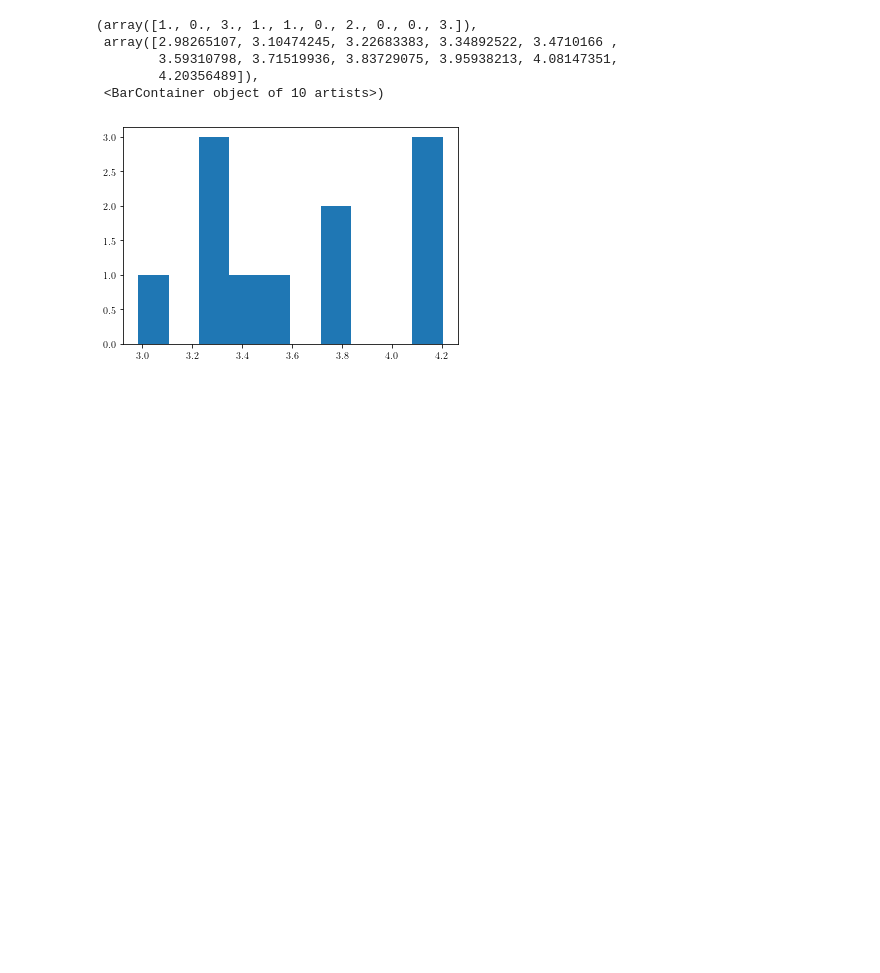
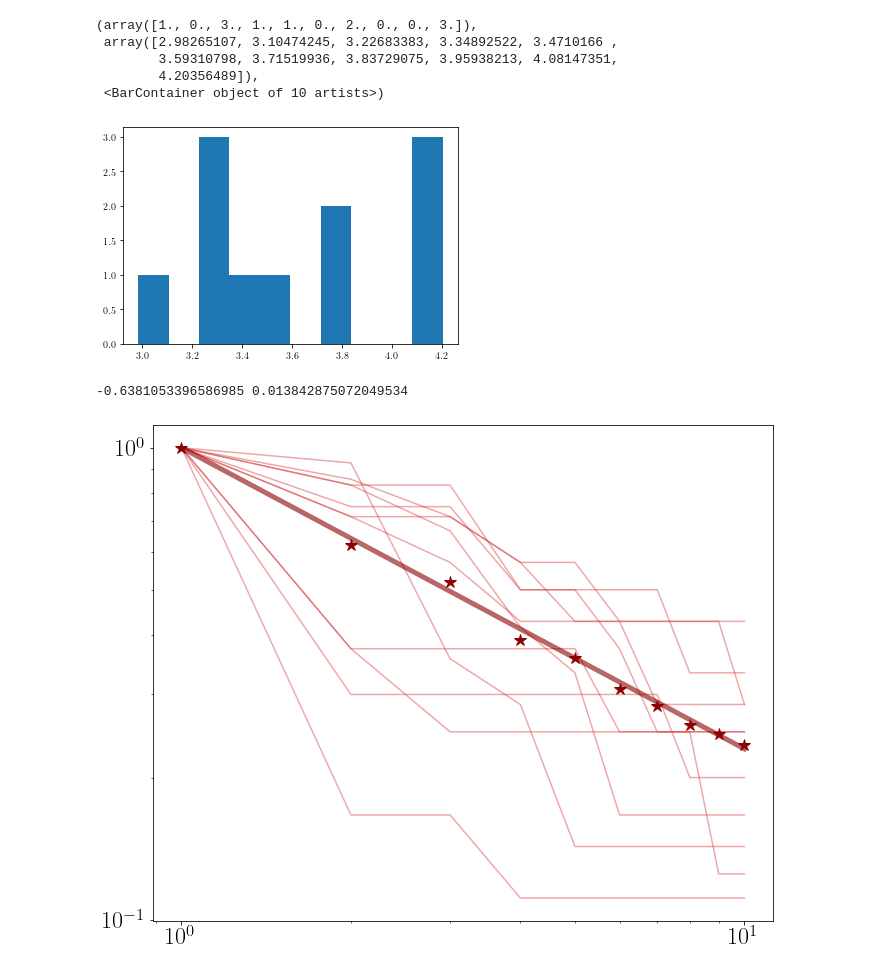
Before and after one commit to rmorantovar/Immune_System, a Jupyter notebook: Jupyter_Notebooks/Data_Victora_2016.ipynb, the cells around one changed output. Cells and saved outputs as stored; diff of their text form; code cells hidden in the pictures; blank space fills up the shorter version.

```diff
--- a/Jupyter_Notebooks/Data_Victora_2016.ipynb
+++ b/Jupyter_Notebooks/Data_Victora_2016.ipynb
@@ -46,3 +50,42 @@ ax.hist(S)
         4.20356489]),
  <BarContainer object of 10 artists>)
 [figure]
+# %%
+data_early = data.loc[data['Figures']=='2/S3']
+lns = np.arange(1, 7)
+gcs = np.arange(1, 3)
+fig, ax = plt.subplots(figsize=(10,8), gridspec_kw={'left':0.12, 'right':.98, 'bottom':.1, 'top': 0.96})
+S = []
+max_rank = 10
+counts_per_ranking = np.zeros(max_rank)
+x_avg = np.zeros(max_rank)
+for i, ln in enumerate(lns):
+    #print(str(ln))
+    data_ln = data_early.loc[data_early['LN']==ln]
+    for j, gc in enumerate(gcs):
+        #print(str(gc))
+        data_gc = data_ln.loc[data_ln['GC']==gc]
+        CDR3, counts = np.unique(np.array((list(data_gc['CDR3:']))), return_counts = True)
+        if(np.sum(counts)>0):
+            sort_index = counts.argsort()
+            largest = np.array(counts)[sort_index][-1]
+            x = np.flip(counts[sort_index])[:max_rank]/largest
+            for k in range(max_rank):
+                if(x[k]>0):
+                    counts_per_ranking[k]+=1
+                    x_avg[k]+=x[k]
+            ax.plot(range(1,max_rank+1), x, color = 'tab:red', alpha = .4)
+
+x_avg/=counts_per_ranking
+ax.plot(range(1,max_rank+1), x_avg, lw = 2, marker = '*', ls = '', color = 'darkred', ms = 12)
+
+popt, pcov = curve_fit(my_linear_func, np.log(range(1,max_rank+1)), np.log(x_avg))
+
+ax.plot(range(1,max_rank+1), range(1,max_rank+1)**(popt[1]), lw = 5, marker = '', ls = '-', color = 'darkred', alpha = .6)
+
+print(popt[1], np.sqrt(pcov[1,1]))
+my_plot_layout(ax =ax, yscale = 'log', xscale = 'log')
+fig.savefig('../Figures/11_Victora_2016/ranking.pdf')
+# %% [output]
+-0.6381053396586985 0.013842875072049534
+[figure, added]
```
Also changed, not shown: parts of 2 cells of this notebook, 55 other files.
